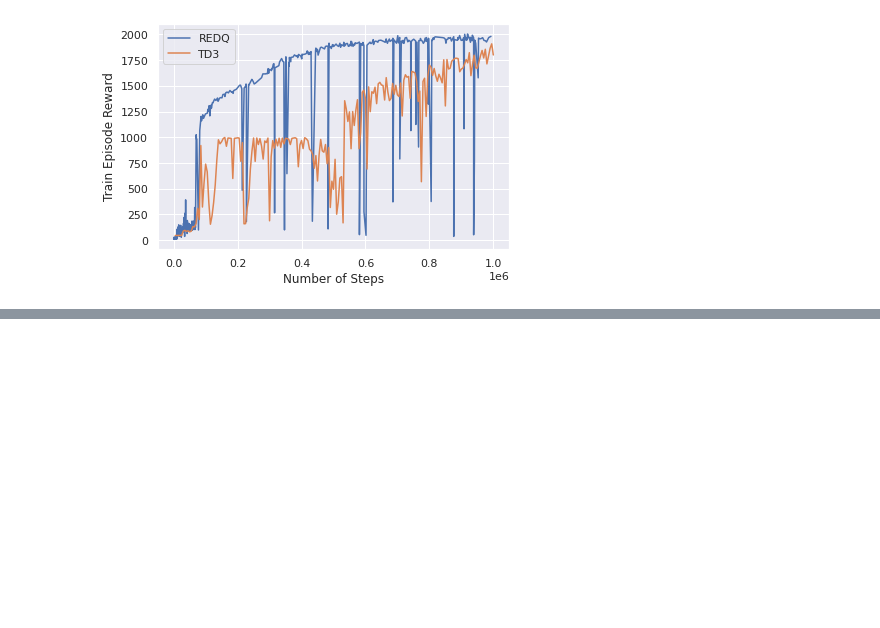
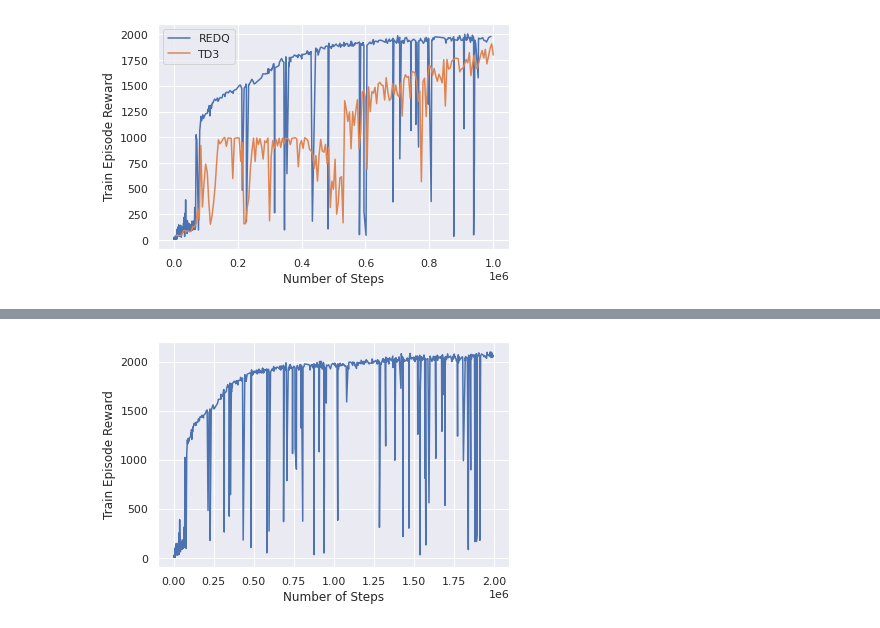
Before and after one commit to limaries30/ee619_term_project, a Jupyter notebook: final_log/plotting.ipynb, the cells around one changed output, grey strips where cells are left out. Drawn from its saved outputs; the diff is of its cells as text; code cells hidden in the pictures; blank space fills up the shorter version.

```diff
--- a/final_log/plotting.ipynb
+++ b/final_log/plotting.ipynb
@@ -56,0 +82,4 @@ ax.figure.savefig('redq_td3')
+# %%
+plot_seaborn(redq_log_dict['train_reward'],'Step','Value','Number of Steps','Train Episode Reward','./redq/train_reward')
+# %% [output]
+[figure, added]
```
Also changed, not shown: parts of 14 cells of this notebook, 7 other files.
